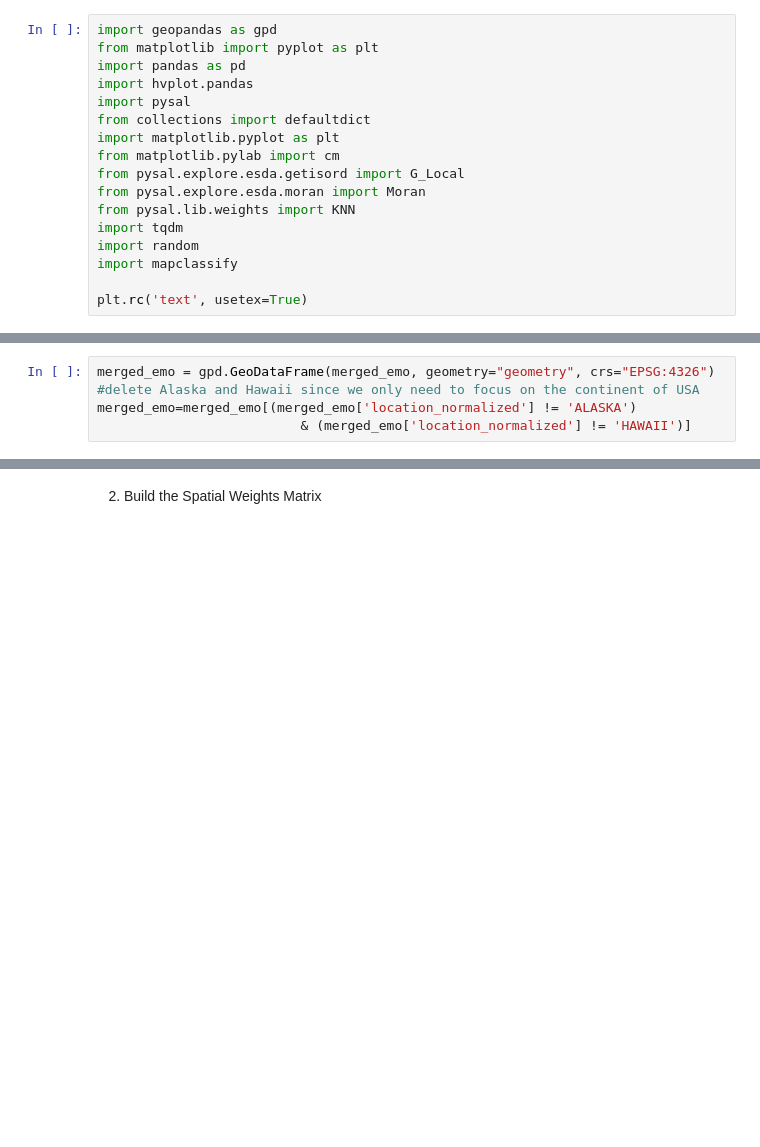
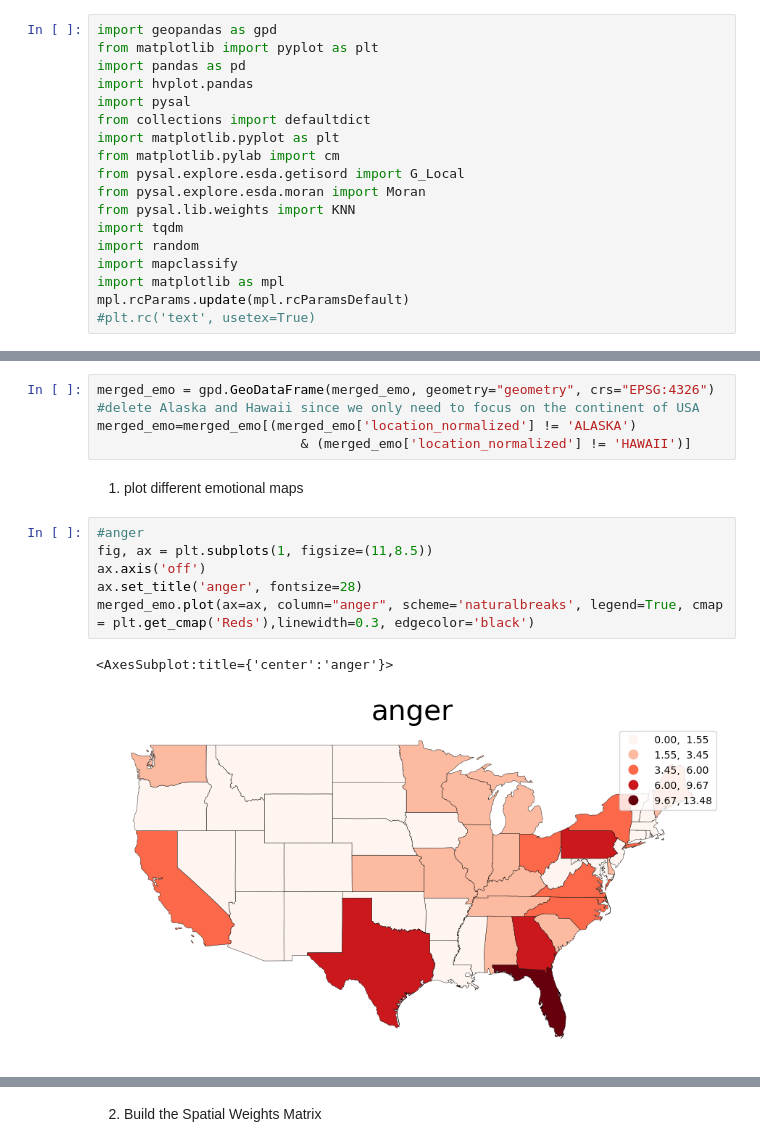
Before and after one commit to Anran0716/550final-proj, a Jupyter notebook: code/spatial analysis.ipynb, the cells around one changed output, grey strips where cells are left out. Saved outputs shown, nothing was run; the diff lists cells and outputs as text; blank space fills up the shorter version.

```diff
--- a/code/spatial analysis.ipynb
+++ b/code/spatial analysis.ipynb
@@ -15,5 +15,6 @@ from pysal.lib.weights import KNN
 import tqdm
 import random
 import mapclassify
-
-plt.rc('text', usetex=True)
+import matplotlib as mpl
+mpl.rcParams.update(mpl.rcParamsDefault)
+#plt.rc('text', usetex=True)
@@ -63,3 +58,14 @@ merged_emo = gpd.GeoDataFrame(merged_emo, geometry="geometry", crs="EPSG:4326")
 #delete Alaska and Hawaii since we only need to focus on the continent of USA
 merged_emo=merged_emo[(merged_emo['location_normalized'] != 'ALASKA')
                           & (merged_emo['location_normalized'] != 'HAWAII')]
+# %% [markdown]
+1. plot different emotional maps
+# %%
+#anger
+fig, ax = plt.subplots(1, figsize=(11,8.5))
+ax.axis('off')
+ax.set_title('anger', fontsize=28)
+merged_emo.plot(ax=ax, column="anger", scheme='naturalbreaks', legend=True, cmap = plt.get_cmap('Reds'),linewidth=0.3, edgecolor='black')
+# %% [output]
+<AxesSubplot:title={'center':'anger'}>
+[figure, added]
```
Also changed, not shown: parts of 12 cells of this notebook.
